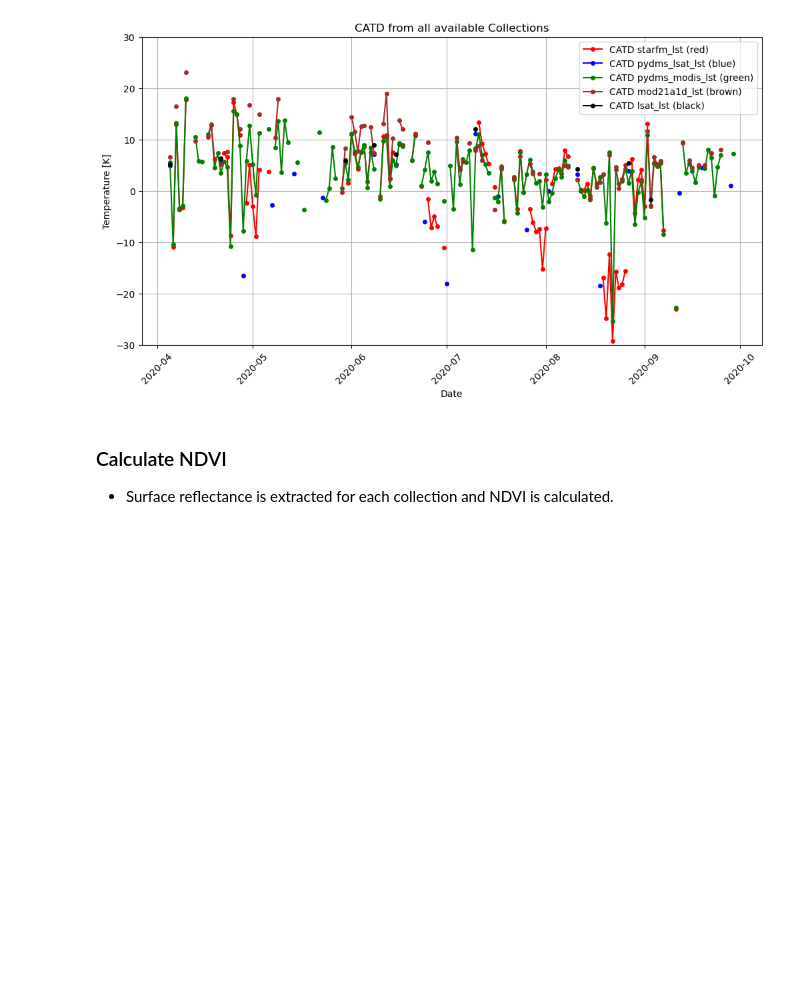
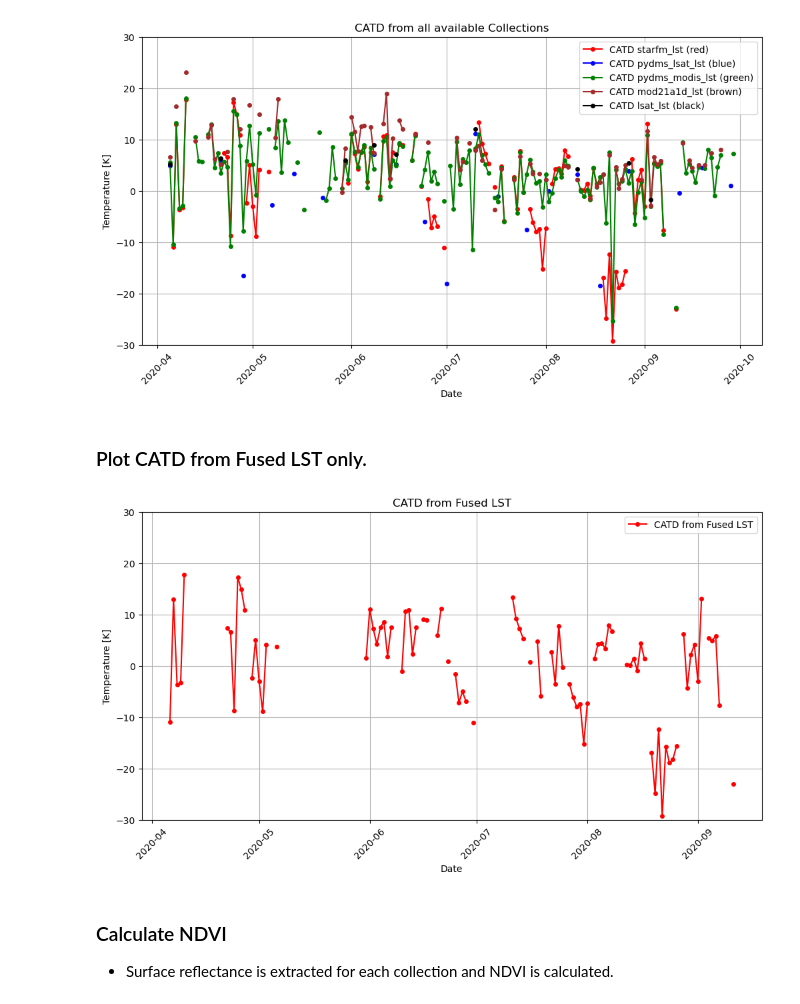
Before and after one commit to eculler/lst-crop-stress-capstone, a Jupyter notebook: exploratory/lst-comparison-tcruicks.ipynb, the cells around one changed output. Cells and saved outputs as stored; diff of their text form; code cells hidden in the pictures; blank space fills up the shorter version.

Commit message:
added map and some plots

```diff
--- a/exploratory/lst-comparison-tcruicks.ipynb
+++ b/exploratory/lst-comparison-tcruicks.ipynb
@@ -261,7 +261,7 @@ catalog = Client.open(cat_url, headers)
 
 # Location for time-series data extraction.
 lat = 42.0
-lon = -93.7
+lon = -93.7015
 
 bbox = [-93.68802, 42.00908, -93.68783, 41.991]
 
@@ -474,6 +502,32 @@ plt.legend()
 plt.show()
 # %% [output]
 [figure]
+# %% [markdown]
+### Plot CATD from Fused LST only.
+# %%
+# Plotting fused CATD alone.
+
+fig, ax = plt.subplots(figsize=(12, 6))
+
+ax = (plt.plot(
+    catd_df.index,
+    catd_df['catd_starfm_lst'],
+    label="CATD from Fused LST",
+    marker='o', markersize=4, c='red',
+    ))
+
+# This may cut off some outlying points.
+plt.ylim(-30, 30)
+
+plt.title('CATD from Fused LST')
+plt.grid(True)
+plt.ylabel('Temperature [K]')
+plt.xlabel('Date')
+plt.xticks(rotation=45)
+plt.legend()
+plt.show()
+# %% [output]
+[figure, added]
 # %% [markdown]
 ### Calculate NDVI
 * Surface reflectance is extracted for each collection and NDVI is calculated.
```
Also changed, not shown: parts of 4 cells of this notebook.
